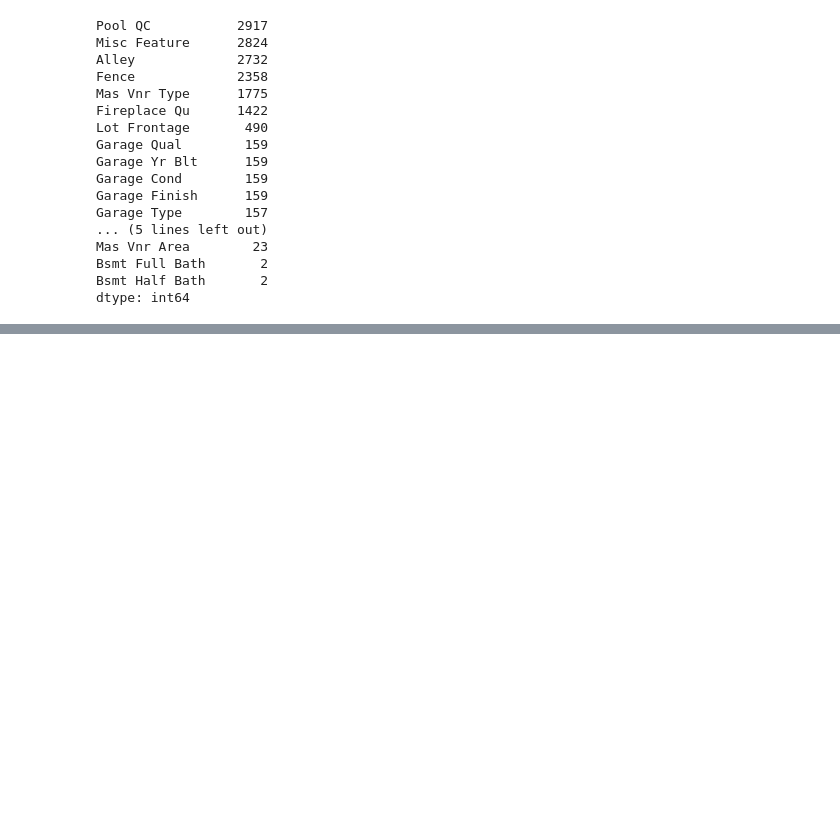
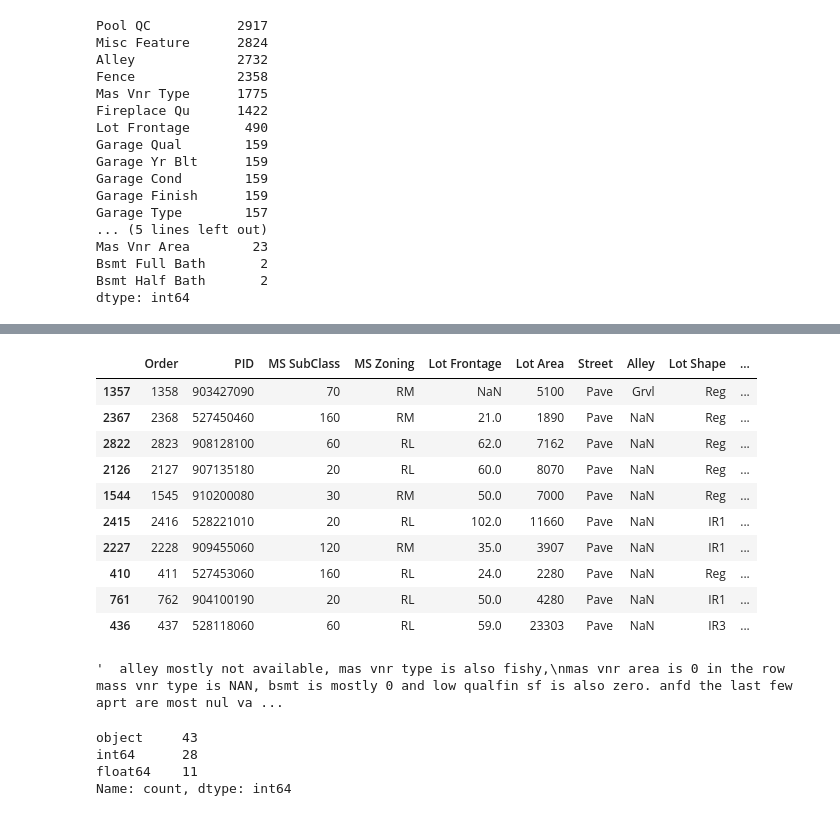
Before and after one commit to feroz-crash/house-price-prediction, a Jupyter notebook: notebooks/01_data_loading_and_inspection.ipynb, the cells around one changed output, grey strips where cells are left out. Cells and saved outputs as stored; diff of their text form; code cells hidden in the pictures; blank space fills up the shorter version.

```diff
--- a/notebooks/01_data_loading_and_inspection.ipynb
+++ b/notebooks/01_data_loading_and_inspection.ipynb
@@ -131,31 +93,0 @@ for col in numerical_cols:
-# %%
-for col in df.columns:
-
-    try:
-        df[col] = pd.to_numeric(df[col])
-    except:
-        pass
-# %%
-df = pd.get_dummies(
-    df,
-    drop_first=True
-)
-# %%
-from sklearn.preprocessing import StandardScaler
-
-scaler = StandardScaler()
-
-df[numerical_cols] = scaler.fit_transform(
-    df[numerical_cols]
-)
-# %%
-corr = df.corr(numeric_only=True)
-
-high_corr = []
-
-for i in range(len(corr.columns)):
-    for j in range(i):
-        if abs(corr.iloc[i, j]) > 0.9:
-            high_corr.append(corr.columns[i])
-
-df.drop(columns=high_corr, inplace=True)
@@ -215,0 +98,28 @@ df.to_csv("AmesHousing_cleaned.csv", index=False)
+# %%
+df.sample(10, random_state=42)
+# %% [output]
+|  | Order | PID | MS SubClass | MS Zoning | Lot Frontage | Lot Area | Street | Alley | Lot Shape | ... |
+| 1357 | 1358 | 903427090 | 70 | RM | NaN | 5100 | Pave | Grvl | Reg | ... |
+| 2367 | 2368 | 527450460 | 160 | RM | 21.0 | 1890 | Pave | NaN | Reg | ... |
+| 2822 | 2823 | 908128100 | 60 | RL | 62.0 | 7162 | Pave | NaN | Reg | ... |
+| 2126 | 2127 | 907135180 | 20 | RL | 60.0 | 8070 | Pave | NaN | Reg | ... |
+| 1544 | 1545 | 910200080 | 30 | RM | 50.0 | 7000 | Pave | NaN | Reg | ... |
+| 2415 | 2416 | 528221010 | 20 | RL | 102.0 | 11660 | Pave | NaN | IR1 | ... |
+| 2227 | 2228 | 909455060 | 120 | RM | 35.0 | 3907 | Pave | NaN | IR1 | ... |
+| 410 | 411 | 527453060 | 160 | RL | 24.0 | 2280 | Pave | NaN | Reg | ... |
+| 761 | 762 | 904100190 | 20 | RL | 50.0 | 4280 | Pave | NaN | IR1 | ... |
+| 436 | 437 | 528118060 | 60 | RL | 59.0 | 23303 | Pave | NaN | IR3 | ... |
+# %%
+
+#here i was surprized by many thingslets see we have pid in 10 digit
+"""  alley mostly not available, mas vnr type is also fishy,
+mas vnr area is 0 in the row  mass vnr type is NAN, bsmt is mostly 0 and low qualfin sf is also zero. anfd the last few aprt are most nul vaules."""
+# %% [output]
+'  alley mostly not available, mas vnr type is also fishy,\nmas vnr area is 0 in the row  mass vnr type is NAN, bsmt is mostly 0 and low qualfin sf is also zero. anfd the last few aprt are most nul va ...
+# %%
+df.dtypes.value_counts()
+# %% [output]
+object     43
+int64      28
+float64    11
+Name: count, dtype: int64
```
Also changed, not shown: parts of 17 cells of this notebook, 1 other file.
